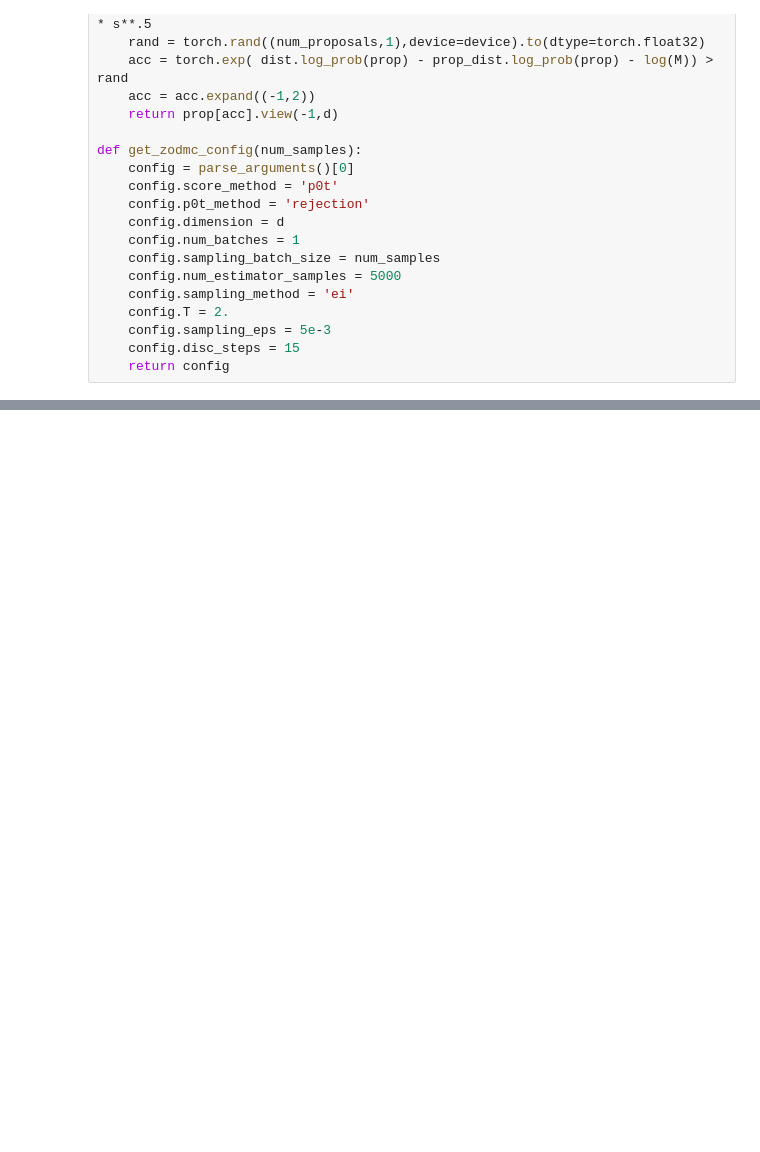
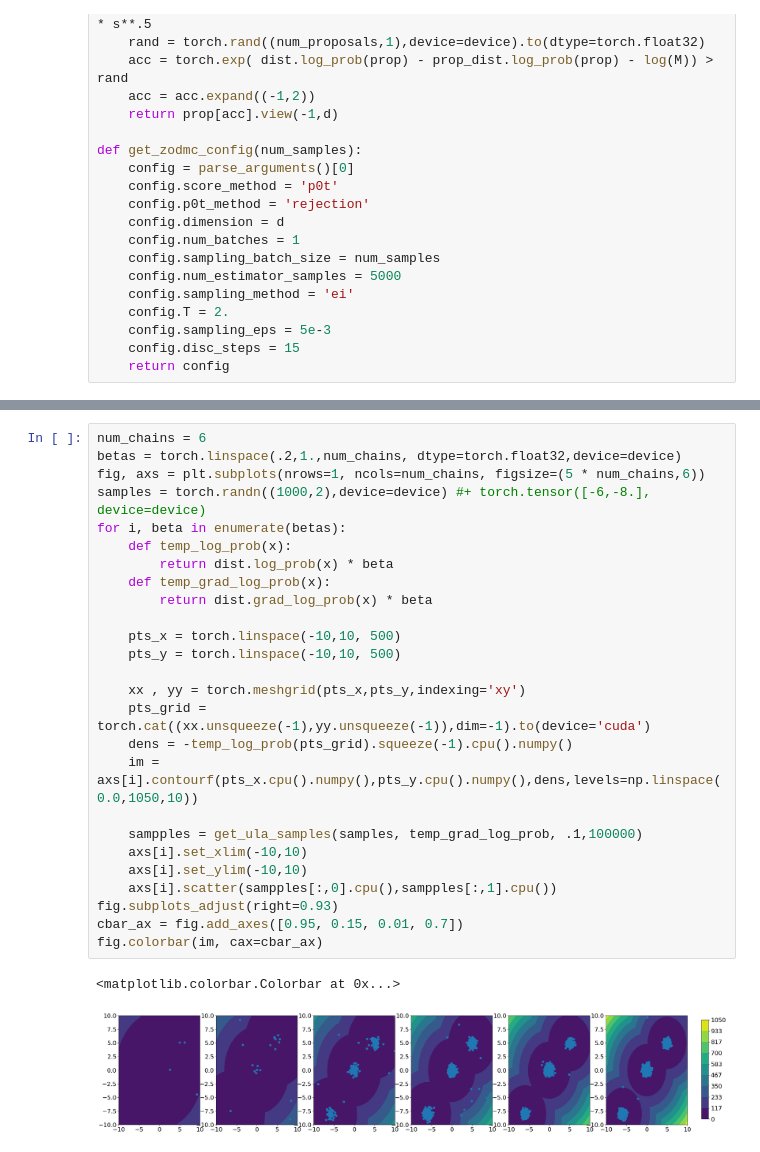
Before and after one commit to KevinRojas1499/ZOD-MC, a Jupyter notebook: rebuttal.ipynb, the cells around one changed output, grey strips where cells are left out. Cells and saved outputs as stored; diff of their text form; blank space fills up the shorter version.

```diff
--- a/rebuttal.ipynb
+++ b/rebuttal.ipynb
@@ -134,3 +107,32 @@ plt.show()
+# %%
+num_chains = 6
+betas = torch.linspace(.2,1.,num_chains, dtype=torch.float32,device=device)
+fig, axs = plt.subplots(nrows=1, ncols=num_chains, figsize=(5 * num_chains,6))
+samples = torch.randn((1000,2),device=device) #+ torch.tensor([-6,-8.], device=device)
+for i, beta in enumerate(betas):
+    def temp_log_prob(x):
+        return dist.log_prob(x) * beta
+    def temp_grad_log_prob(x):
+        return dist.grad_log_prob(x) * beta
+
+    pts_x = torch.linspace(-10,10, 500)
+    pts_y = torch.linspace(-10,10, 500)
+
+    xx , yy = torch.meshgrid(pts_x,pts_y,indexing='xy')
+    pts_grid = torch.cat((xx.unsqueeze(-1),yy.unsqueeze(-1)),dim=-1).to(device='cuda')
+    dens = -temp_log_prob(pts_grid).squeeze(-1).cpu().numpy()
+    im = axs[i].contourf(pts_x.cpu().numpy(),pts_y.cpu().numpy(),dens,levels=np.linspace(0.0,1050,10))
+
+    sampples = get_ula_samples(samples, temp_grad_log_prob, .1,100000)
+    axs[i].set_xlim(-10,10)
+    axs[i].set_ylim(-10,10)
+    axs[i].scatter(sampples[:,0].cpu(),sampples[:,1].cpu())
+fig.subplots_adjust(right=0.93)
+cbar_ax = fig.add_axes([0.95, 0.15, 0.01, 0.7])
+fig.colorbar(im, cax=cbar_ax)
+# %% [output]
+<matplotlib.colorbar.Colorbar at 0x...>
+[figure, added]
 # %%
 plots.plot_all_samples(
     [ground_truth_samples,zodmc_samples, rej_samples, parallel_temp_samples],
```
Also changed, not shown: parts of 6 cells of this notebook, 9 other files.
